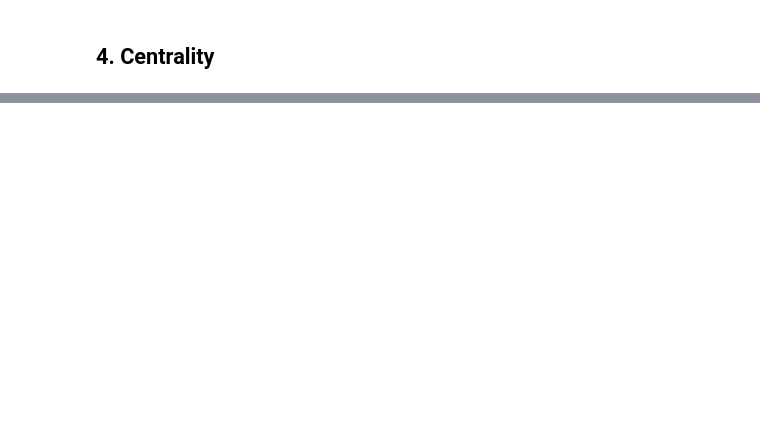
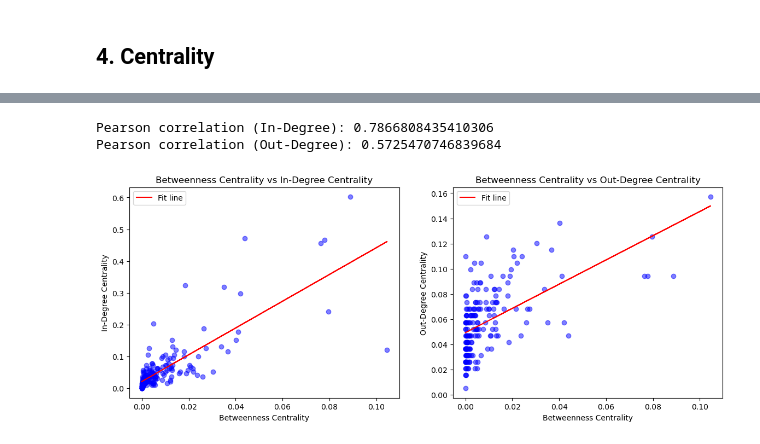
Before and after one commit to joaommata/WorldGraph, a Jupyter notebook: analysis.ipynb, the cells around one changed output, grey strips where cells are left out. Drawn from its saved outputs; the diff is of its cells as text; code cells hidden in the pictures; blank space fills up the shorter version.

```diff
--- a/analysis.ipynb
+++ b/analysis.ipynb
@@ -210,0 +274,10 @@ print("Pearson correlation (In-Degree):", pearson_in[0])
+# %%
+indegree_c = nx.in_degree_centrality(G)
+sorted_in = sorted(indegree_c.items(), key=lambda x: x[1], reverse=True)
+top5_in = [sorted_in[i][0] for i in range(5)]
+print("Top 5 nodes by in-degree centrality:", top5_in)
+
+outdegree_c = nx.out_degree_centrality(G)
+sorted_out = sorted(outdegree_c.items(), key=lambda x: x[1], reverse=True)
+top5_out = [sorted_out[i][0] for i in range(5)]
+print("Top 5 nodes by out-degree centrality:", top5_out)
@@ -210,0 +289,6 @@ print("Pearson correlation (In-Degree):", pearson_in[0])
+# %%
+bet_c=nx.betweenness_centrality(G)
+sorted_bet_c = sorted(bet_c.items(), key=lambda x: x[1], reverse=True)
+print("Top 5 nodes by betweenness centrality:")
+for node, value in sorted_bet_c[:5]:
+    print(f"{node}: {value:.4f}")
@@ -210,0 +336,32 @@ print("Pearson correlation (In-Degree):", pearson_in[0])
+# %%
+bet_c_list = list(bet_c.values())
+indegree_c_list = list(indegree_c.values())
+outdegree_c_list = list(outdegree_c.values())
+
+pearson_corr_in = pearsonr(bet_c_list, indegree_c_list)
+pearson_corr_out = pearsonr(bet_c_list, outdegree_c_list)
+print("Pearson correlation (In-Degree):", pearson_corr_in[0])
+print("Pearson correlation (Out-Degree):", pearson_corr_out[0])
+
+fig, axes = plt.subplots(1, 2, figsize=(14, 5))
+
+axes[0].scatter(bet_c_list, indegree_c_list, alpha=0.5, c='blue')
+slope, intercept = np.polyfit(bet_c_list, indegree_c_list, 1)
+axes[0].plot(bet_c_list, slope * np.array(bet_c_list) + intercept, color='red', label='Fit line')
+axes[0].set_title(f"Betweenness Centrality vs In-Degree Centrality")
+axes[0].set_xlabel("Betweenness Centrality")
+axes[0].set_ylabel("In-Degree Centrality")
+axes[0].legend()
+
+axes[1].scatter(bet_c_list, outdegree_c_list, alpha=0.5, c='blue')
+slope, intercept = np.polyfit(bet_c_list, outdegree_c_list, 1)
+axes[1].plot(bet_c_list, slope * np.array(bet_c_list) + intercept, color='red', label='Fit line')
+axes[1].set_title(f"Betweenness Centrality vs Out-Degree Centrality")
+axes[1].set_xlabel("Betweenness Centrality")
+axes[1].set_ylabel("Out-Degree Centrality")
+axes[1].legend()
+plt.show()
+# %% [output]
+Pearson correlation (In-Degree): 0.7866808435410306
+Pearson correlation (Out-Degree): 0.5725470746839684
+[figure, added]
```
Also changed, not shown: parts of 47 cells of this notebook, 1 other file.
